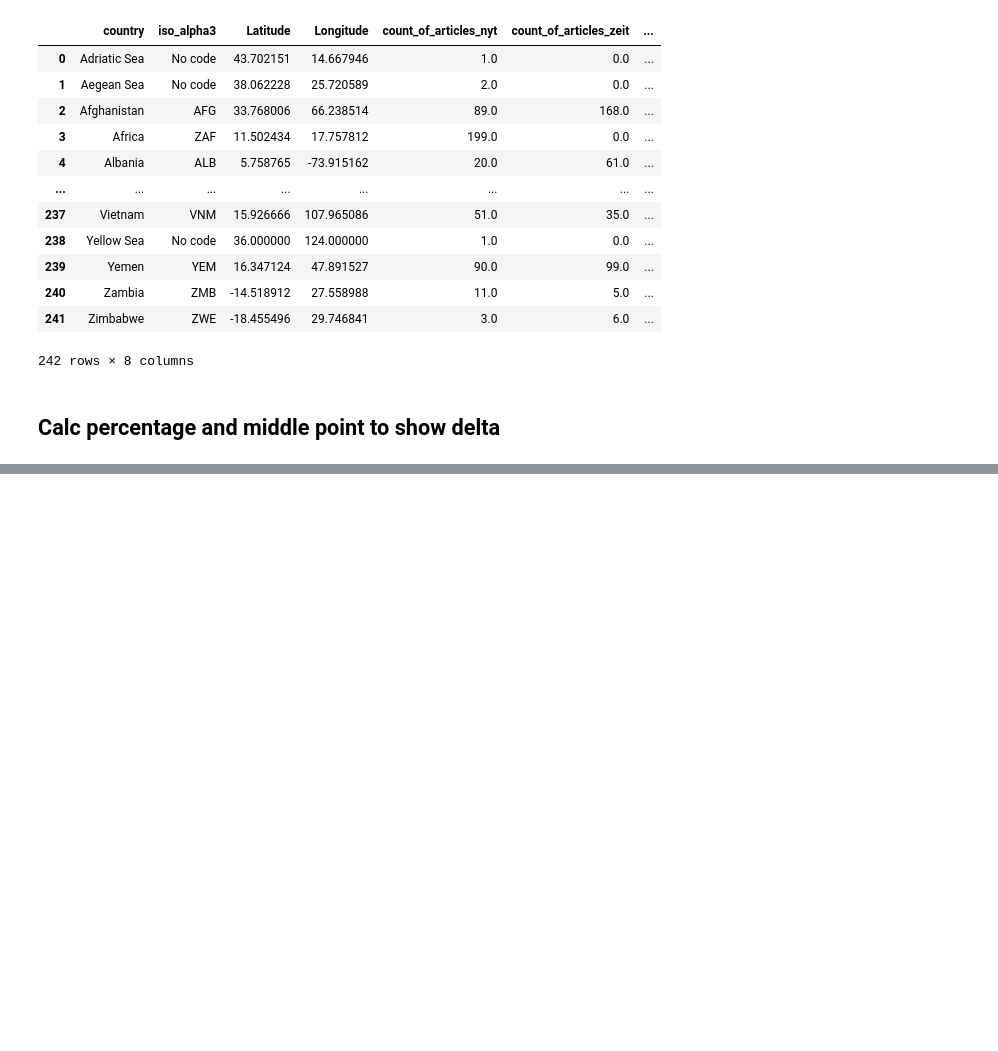
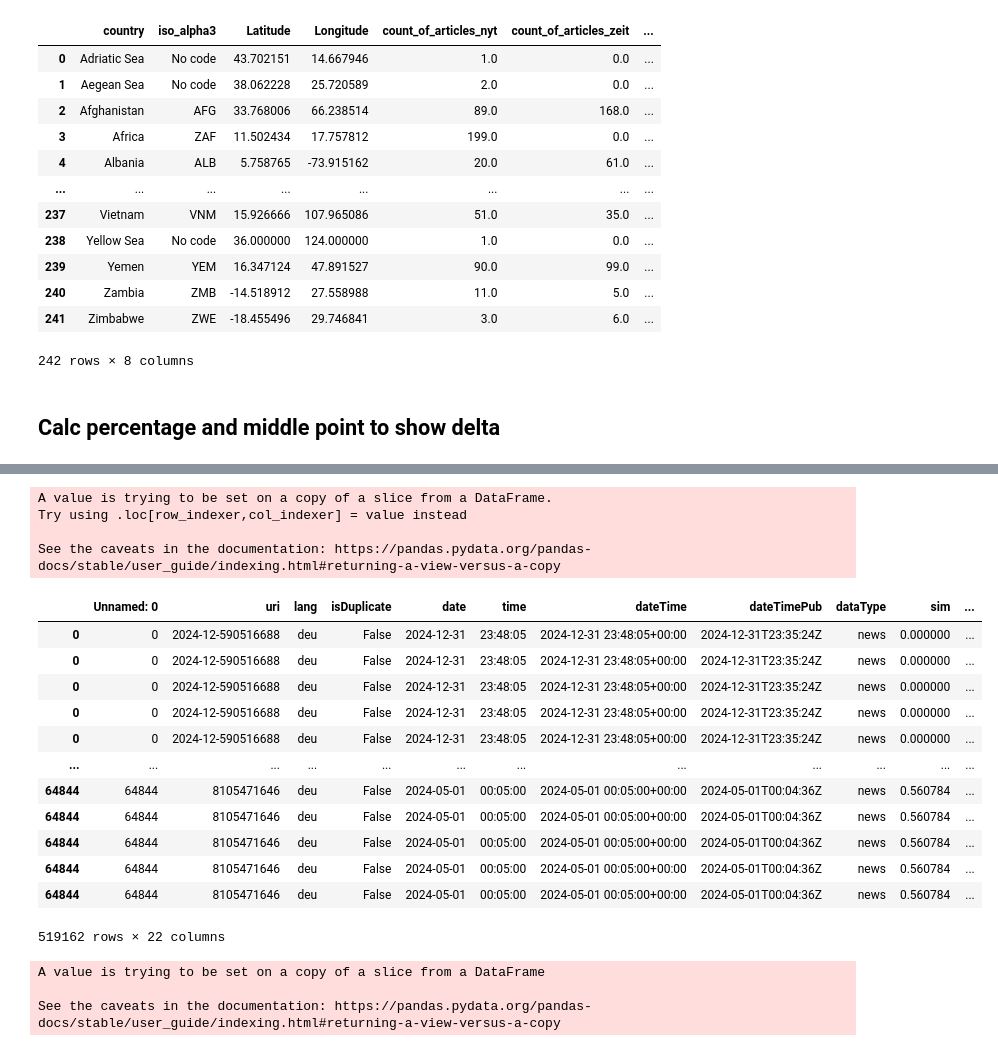
Before and after one commit to more-ginger/pn-analysis, a Jupyter notebook: notebooks/categories/places-analysis.ipynb, the cells around one changed output, grey strips where cells are left out. Saved outputs shown, nothing was run; the diff lists cells and outputs as text; code cells hidden in the pictures; blank space fills up the shorter version.

```diff
--- a/notebooks/categories/places-analysis.ipynb
+++ b/notebooks/categories/places-analysis.ipynb
@@ -70,0 +126,27 @@ country_coverage.to_csv("../../data/places/coverage_by_country.csv", index=False
+# %%
+zeit_full_year = zeit_full_year[zeit_full_year['keywords'].notna()]
+# %%
+zeit_full_year['keywords'] = zeit_full_year['keywords'].apply(ast.literal_eval)
+# %% [output]
+A value is trying to be set on a copy of a slice from a DataFrame.
+Try using .loc[row_indexer,col_indexer] = value instead
+
+See the caveats in the documentation: https://pandas.pydata.org/pandas-docs/stable/user_guide/indexing.html#returning-a-view-versus-a-copy
+# %%
+zeit_full_year_exploded = zeit_full_year.explode("keywords")
+# %%
+zeit_full_year_exploded
+# %% [output]
+|  | Unnamed: 0 | uri | lang | isDuplicate | date | time | dateTime | dateTimePub | dataType | sim | ... |
+| 0 | 0 | 2024-12-590516688 | deu | False | 2024-12-31 | 23:48:05 | 2024-12-31 23:48:05+00:00 | 2024-12-31T23:35:24Z | news | 0.000000 | ... |
+| 0 | 0 | 2024-12-590516688 | deu | False | 2024-12-31 | 23:48:05 | 2024-12-31 23:48:05+00:00 | 2024-12-31T23:35:24Z | news | 0.000000 | ... |
+| 0 | 0 | 2024-12-590516688 | deu | False | 2024-12-31 | 23:48:05 | 2024-12-31 23:48:05+00:00 | 2024-12-31T23:35:24Z | news | 0.000000 | ... |
+| 0 | 0 | 2024-12-590516688 | deu | False | 2024-12-31 | 23:48:05 | 2024-12-31 23:48:05+00:00 | 2024-12-31T23:35:24Z | news | 0.000000 | ... |
+| 0 | 0 | 2024-12-590516688 | deu | False | 2024-12-31 | 23:48:05 | 2024-12-31 23:48:05+00:00 | 2024-12-31T23:35:24Z | news | 0.000000 | ... |
+| ... | ... | ... | ... | ... | ... | ... | ... | ... | ... | ... | ... |
+| 64844 | 64844 | 8105471646 | deu | False | 2024-05-01 | 00:05:00 | 2024-05-01 00:05:00+00:00 | 2024-05-01T00:04:36Z | news | 0.560784 | ... |
+| 64844 | 64844 | 8105471646 | deu | False | 2024-05-01 | 00:05:00 | 2024-05-01 00:05:00+00:00 | 2024-05-01T00:04:36Z | news | 0.560784 | ... |
+| 64844 | 64844 | 8105471646 | deu | False | 2024-05-01 | 00:05:00 | 2024-05-01 00:05:00+00:00 | 2024-05-01T00:04:36Z | news | 0.560784 | ... |
+| 64844 | 64844 | 8105471646 | deu | False | 2024-05-01 | 00:05:00 | 2024-05-01 00:05:00+00:00 | 2024-05-01T00:04:36Z | news | 0.560784 | ... |
+| 64844 | 64844 | 8105471646 | deu | False | 2024-05-01 | 00:05:00 | 2024-05-01 00:05:00+00:00 | 2024-05-01T00:04:36Z | news | 0.560784 | ... |
+519162 rows × 22 columns
@@ -70,0 +155,6 @@ country_coverage.to_csv("../../data/places/coverage_by_country.csv", index=False
+# %%
+zeit_full_year_exploded.rename(columns={"uri": "_id"}, inplace=True)
+# %% [output]
+A value is trying to be set on a copy of a slice from a DataFrame
+
+See the caveats in the documentation: https://pandas.pydata.org/pandas-docs/stable/user_guide/indexing.html#returning-a-view-versus-a-copy
```
Also changed, not shown: parts of 37 cells of this notebook, 2 other files.
